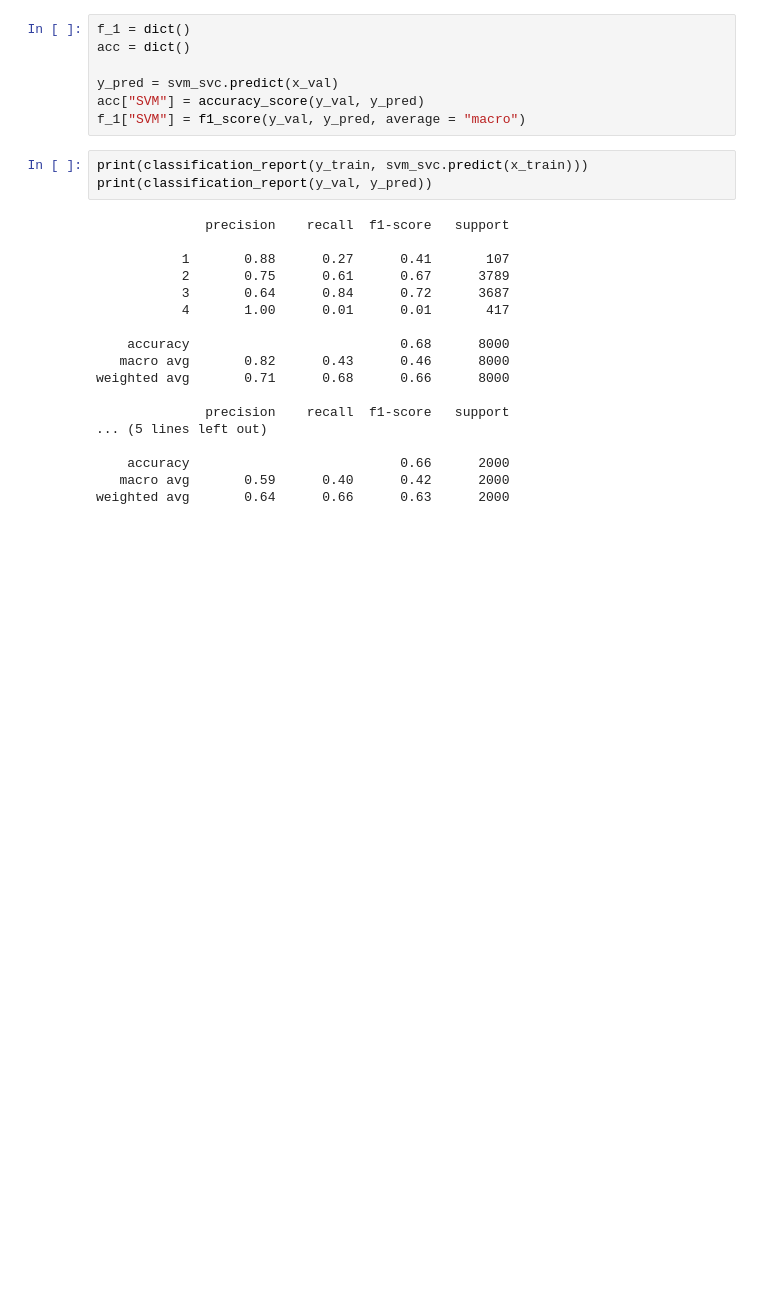
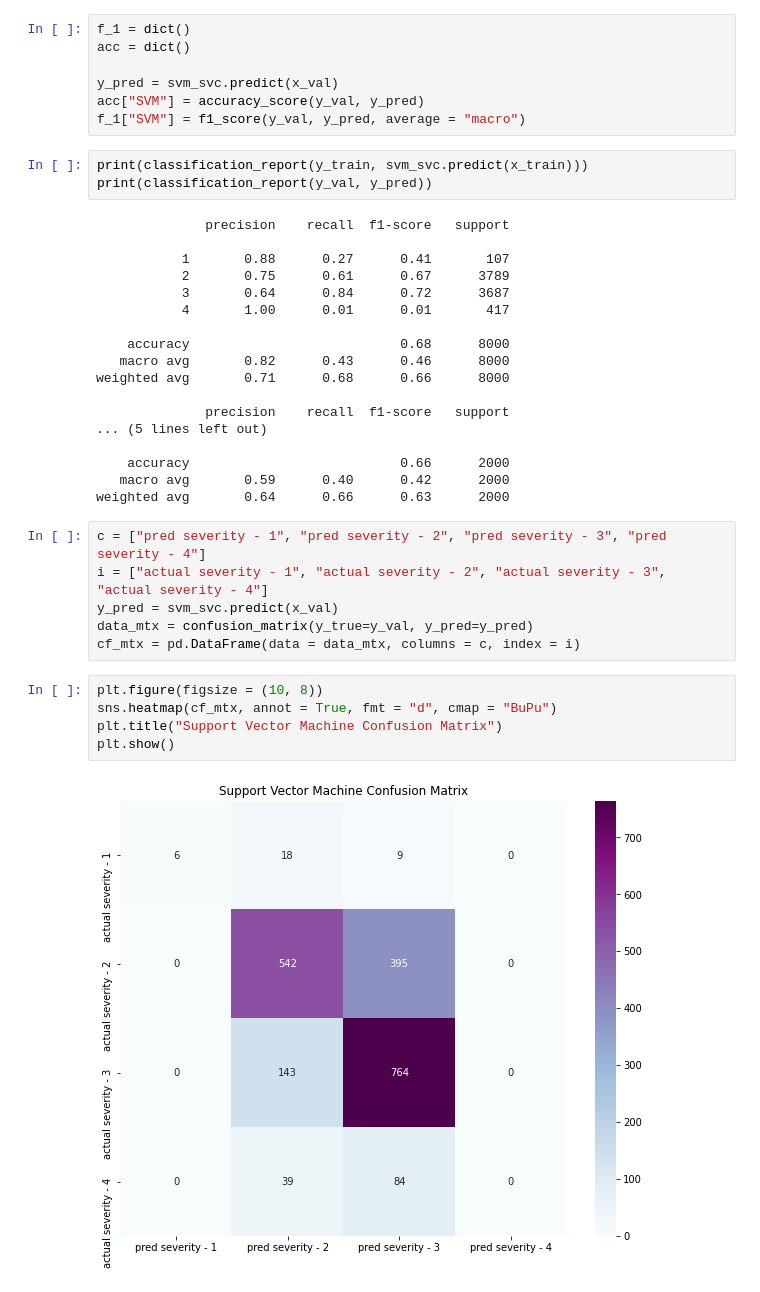
Before and after one commit to shiva-lab/CMPE-255_Final_Project, a Jupyter notebook: feature_engineering_1.ipynb, the cells around one changed output. Drawn from its saved outputs; the diff is of its cells as text; blank space fills up the shorter version.

Commit message:
svm confusion matrix

```diff
--- a/feature_engineering_1.ipynb
+++ b/feature_engineering_1.ipynb
@@ -646,3 +646,16 @@ weighted avg       0.71      0.68      0.66      8000
     accuracy                           0.66      2000
    macro avg       0.59      0.40      0.42      2000
 weighted avg       0.64      0.66      0.63      2000
+# %%
+c = ["pred severity - 1", "pred severity - 2", "pred severity - 3", "pred severity - 4"]
+i = ["actual severity - 1", "actual severity - 2", "actual severity - 3", "actual severity - 4"]
+y_pred = svm_svc.predict(x_val)
+data_mtx = confusion_matrix(y_true=y_val, y_pred=y_pred)
+cf_mtx = pd.DataFrame(data = data_mtx, columns = c, index = i)
+# %%
+plt.figure(figsize = (10, 8))
+sns.heatmap(cf_mtx, annot = True, fmt = "d", cmap = "BuPu")
+plt.title("Support Vector Machine Confusion Matrix")
+plt.show()
+# %% [output]
+[figure, added]
```
